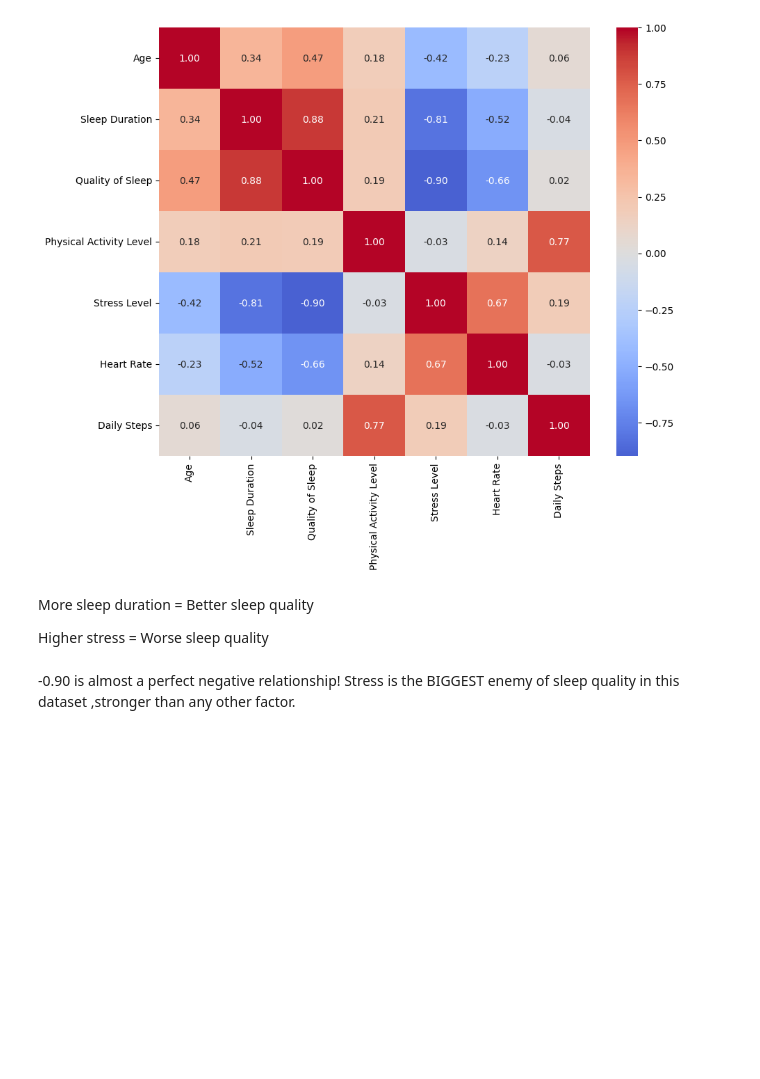
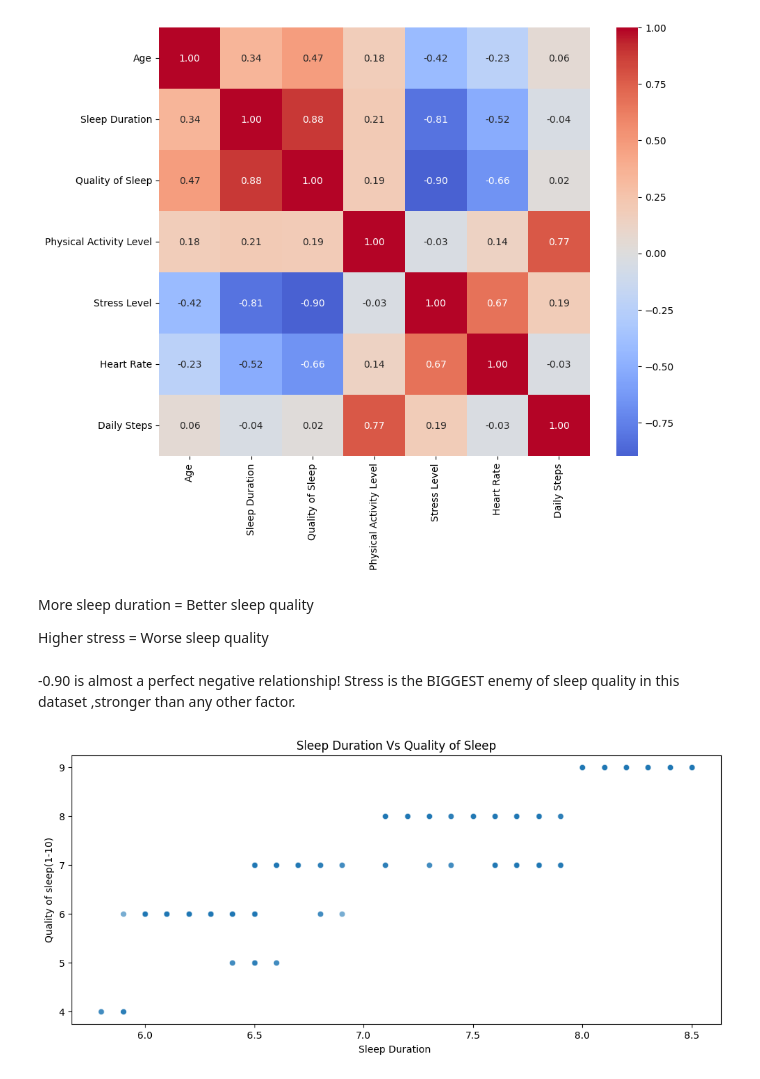
Before and after one commit to suzzzel5/Sleep-health-and-lifestyle-, a Jupyter notebook: notebooks/02_sleep_bivariate_analysis.ipynb, the cells around one changed output. Cells and saved outputs as stored; diff of their text form; code cells hidden in the pictures; blank space fills up the shorter version.

```diff
--- a/notebooks/02_sleep_bivariate_analysis.ipynb
+++ b/notebooks/02_sleep_bivariate_analysis.ipynb
@@ -100,3 +100,15 @@ Higher stress = Worse sleep quality
 -0.90 is almost a perfect negative relationship!
 Stress is the BIGGEST enemy of sleep quality
 in this dataset ,stronger than any other factor.
+# %%
+plt.figure(figsize=(12,5))
+sns.scatterplot(data=df,
+               x='Sleep Duration',
+               y='Quality of Sleep',
+               alpha=0.6)
+plt.title("Sleep Duration Vs Quality of Sleep")
+plt.xlabel("Sleep Duration ")
+plt.ylabel("Quality of sleep(1-10)")
+plt.show()
+# %% [output]
+[figure, added]
```
Also changed, not shown: parts of 10 cells of this notebook.
